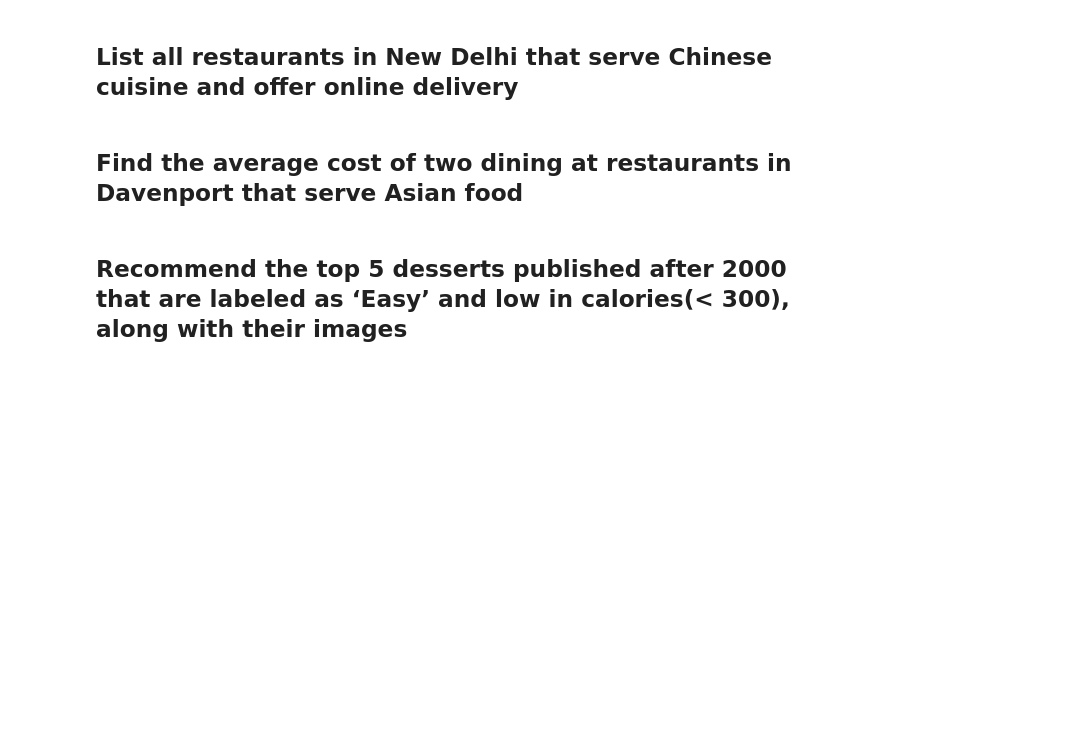
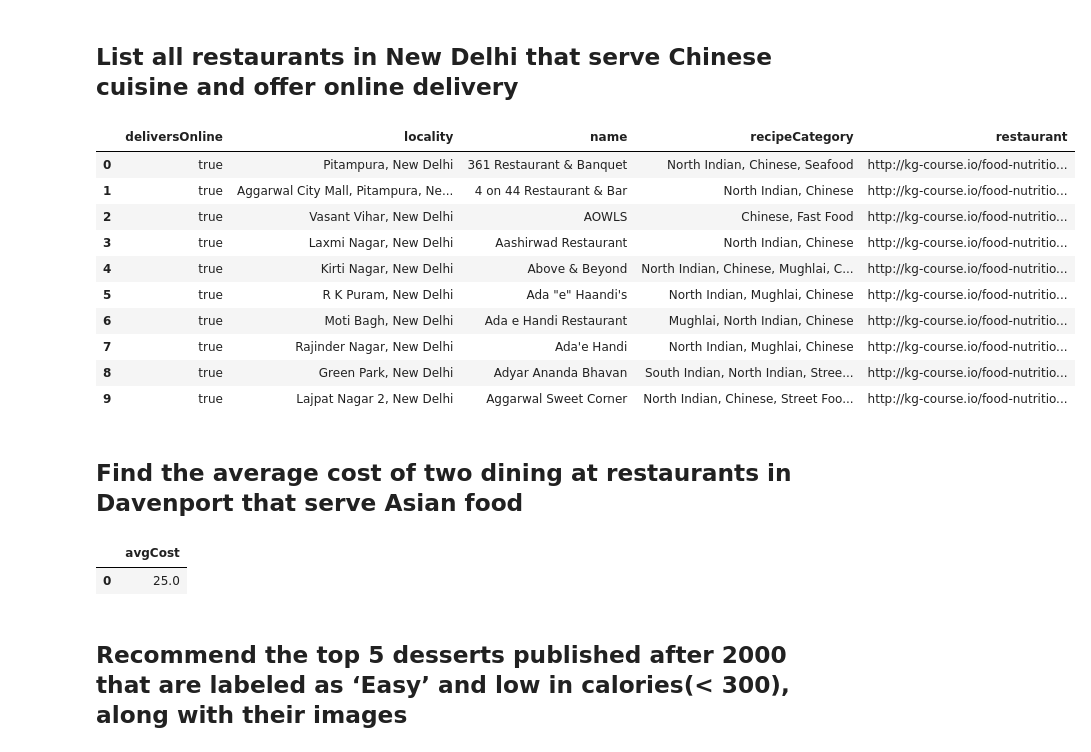
Before and after one commit to alexanderleonidas/fluffy-octo-spoon, a Jupyter notebook: sparql_queries.ipynb, the cells around one changed output. Saved outputs shown, nothing was run; the diff lists cells and outputs as text; code cells hidden in the pictures; blank space fills up the shorter version.

```diff
--- a/sparql_queries.ipynb
+++ b/sparql_queries.ipynb
@@ -58,6 +90,58 @@ results2
 # %% [markdown]
 ## List all restaurants in New Delhi that serve Chinese cuisine and offer online delivery
+# %%
+results3 = g.query(
+    f"""
+    {prefix_string}
+    SELECT * WHERE {{
+        ?restaurant a schema:Restaurant ;
+            schema:name ?name ;
+            schema:addressLocality ?locality ;
+            schema:servesCuisine ?servesCuisine ;
+            ex:hasOnlineDelivery ?deliversOnline .
+
+        FILTER(CONTAINS(lcase(str(?locality)), "new delhi") && CONTAINS(lcase(str(?servesCuisine)), "chinese") && ?deliversOnline = "true"^^xsd:boolean)
+    }}
+    ORDER BY ASC(?name)
+    LIMIT 10
+    """
+)
+results3 = pd.DataFrame(results3.bindings)
+results3
+# %% [output]
+|  | deliversOnline | locality | name | recipeCategory | restaurant |
+| 0 | true | Pitampura, New Delhi | 361 Restaurant & Banquet | North Indian, Chinese, Seafood | http://kg-course.io/food-nutritio... |
+| 1 | true | Aggarwal City Mall, Pitampura, Ne... | 4 on 44 Restaurant & Bar | North Indian, Chinese | http://kg-course.io/food-nutritio... |
+| 2 | true | Vasant Vihar, New Delhi | AOWLS | Chinese, Fast Food | http://kg-course.io/food-nutritio... |
+| 3 | true | Laxmi Nagar, New Delhi | Aashirwad Restaurant | North Indian, Chinese | http://kg-course.io/food-nutritio... |
+| 4 | true | Kirti Nagar, New Delhi | Above & Beyond | North Indian, Chinese, Mughlai, C... | http://kg-course.io/food-nutritio... |
+| 5 | true | R K Puram, New Delhi | Ada "e" Haandi's | North Indian, Mughlai, Chinese | http://kg-course.io/food-nutritio... |
+| 6 | true | Moti Bagh, New Delhi | Ada e Handi Restaurant | Mughlai, North Indian, Chinese | http://kg-course.io/food-nutritio... |
+| 7 | true | Rajinder Nagar, New Delhi | Ada'e Handi | North Indian, Mughlai, Chinese | http://kg-course.io/food-nutritio... |
+| 8 | true | Green Park, New Delhi | Adyar Ananda Bhavan | South Indian, North Indian, Stree... | http://kg-course.io/food-nutritio... |
+| 9 | true | Lajpat Nagar 2, New Delhi | Aggarwal Sweet Corner | North Indian, Chinese, Street Foo... | http://kg-course.io/food-nutritio... |
 # %% [markdown]
 ## Find the average cost of two dining at restaurants in Davenport that serve Asian food
+# %%
+results4 = g.query(
+    f"""
+    {prefix_string}
+    SELECT (AVG(?cost) as ?avgCostof)  WHERE {{
+        ?restaurant a schema:Restaurant ;
+            schema:name ?name ;
+            schema:addressLocality ?locality ;
+            schema:servesCuisine ?servesCuisine ;
+            ex:averageCostOfTwo ?cost .
+
+        FILTER(CONTAINS(lcase(str(?locality)), "davenport") && CONTAINS(lcase(str(?servesCuisine)), "asian"))
+    }}
+    ORDER BY DESC(?cost)
+    """
+)
+results4 = pd.DataFrame(results4.bindings)
+results4
+# %% [output]
+|  | avgCost |
+| 0 | 25.0 |
 # %% [markdown]
 ## Recommend the top 5 desserts published after 2000 that are labeled as ‘Easy’ and low in calories(< 300), along with their images
```
Also changed, not shown: parts of 6 cells of this notebook, 3 other files.
